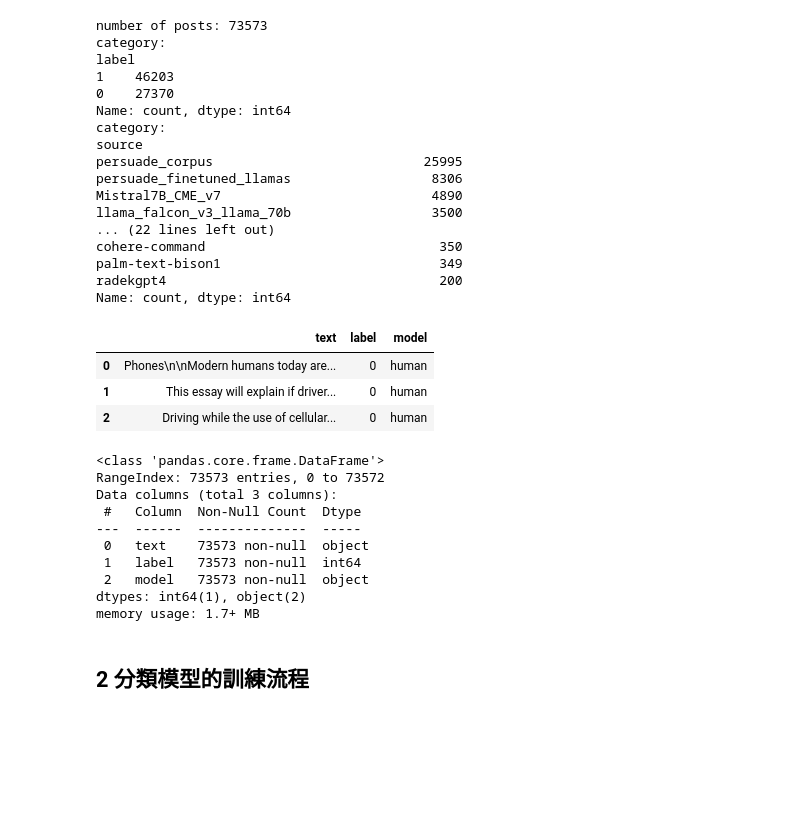
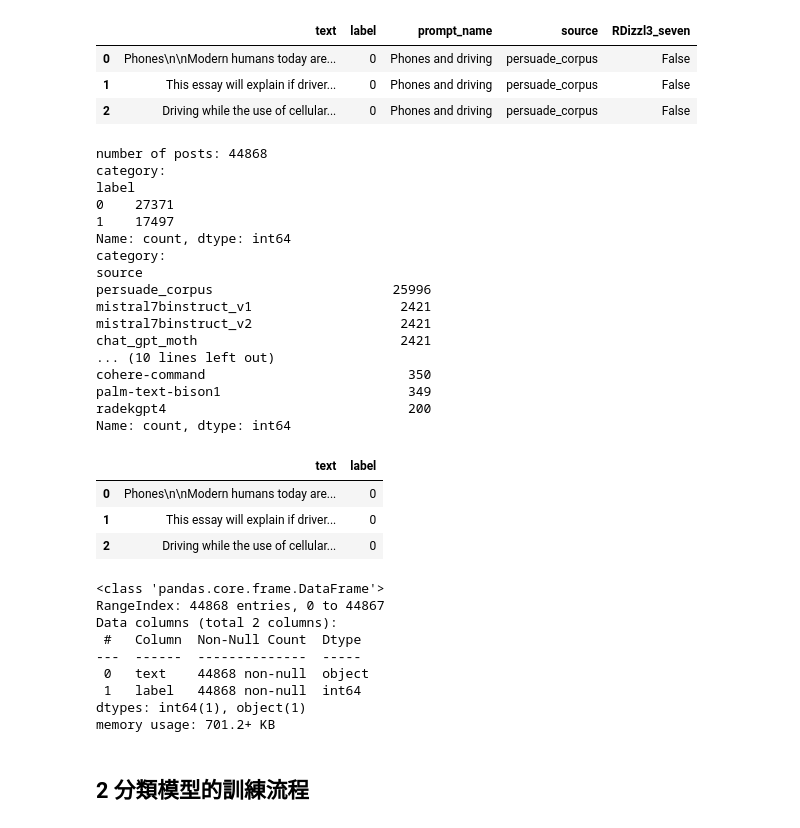
Before and after one commit to whats2000/LLMGenerateTextClassifier, a Jupyter notebook: TraditionalModelClassifier/Classifier.ipynb, the cells around one changed output. Saved outputs shown, nothing was run; the diff lists cells and outputs as text; code cells hidden in the pictures; blank space fills up the shorter version.

```diff
--- a/TraditionalModelClassifier/Classifier.ipynb
+++ b/TraditionalModelClassifier/Classifier.ipynb
@@ -27,48 +21,55 @@ df.head(3)
+# %%
+v2=pd.read_csv('/kaggle/input/daigt-v2-train-dataset/train_v2_drcat_02.csv')
+v2.head(3)
+# %% [output]
+|  | text | label | prompt_name | source | RDizzl3_seven |
+| 0 | Phones\n\nModern humans today are... | 0 | Phones and driving | persuade_corpus | False |
+| 1 | This essay will explain if driver... | 0 | Phones and driving | persuade_corpus | False |
+| 2 | Driving while the use of cellular... | 0 | Phones and driving | persuade_corpus | False |
 # %%
 # 看看有幾篇文章
-print(f"number of posts: {df.shape[0]}")
+print(f"number of posts: {v2.shape[0]}")
 # 1 for AI generated, 0 for human
-print(f"category: \n{df['label'].value_counts()}")
-print(f"category: \n{df['source'].value_counts()}")
+print(f"category: \n{v2['label'].value_counts()}")
+print(f"category: \n{v2['source'].value_counts()}")
 # %% [output]
-number of posts: 73573
+number of posts: 44868
 category:
 label
-1    46203
-0    27370
+0    27371
+1    17497
 Name: count, dtype: int64
 category:
 source
-persuade_corpus                           25995
-persuade_finetuned_llamas                  8306
-Mistral7B_CME_v7                           4890
-llama_falcon_v3_llama_70b                  3500
-... (22 lines left out)
-cohere-command                              350
-palm-text-bison1                            349
-radekgpt4                                   200
+persuade_corpus                       25996
+mistral7binstruct_v1                   2421
+mistral7binstruct_v2                   2421
+chat_gpt_moth                          2421
+... (10 lines left out)
+cohere-command                          350
+palm-text-bison1                        349
+radekgpt4                               200
 Name: count, dtype: int64
 # %%
-df.drop(columns=["prompt_name", "source","RDizzl3_seven"], inplace=True)
-df.head(3)
+v2.drop(columns=["prompt_name", "source","RDizzl3_seven"], inplace=True)
+v2.head(3)
 # %% [output]
-|  | text | label | model |
-| 0 | Phones\n\nModern humans today are... | 0 | human |
-| 1 | This essay will explain if driver... | 0 | human |
-| 2 | Driving while the use of cellular... | 0 | human |
+|  | text | label |
+| 0 | Phones\n\nModern humans today are... | 0 |
+| 1 | This essay will explain if driver... | 0 |
+| 2 | Driving while the use of cellular... | 0 |
 # %%
-df.info()
+v2.info()
 # %% [output]
 <class 'pandas.core.frame.DataFrame'>
-RangeIndex: 73573 entries, 0 to 73572
-Data columns (total 3 columns):
+RangeIndex: 44868 entries, 0 to 44867
+Data columns (total 2 columns):
  #   Column  Non-Null Count  Dtype
 ---  ------  --------------  -----
- 0   text    73573 non-null  object
- 1   label   73573 non-null  int64
- 2   model   73573 non-null  object
-dtypes: int64(1), object(2)
-memory usage: 1.7+ MB
+ 0   text    44868 non-null  object
+ 1   label   44868 non-null  int64
+dtypes: int64(1), object(1)
+memory usage: 701.2+ KB
 # %% [markdown]
 ## 2 分類模型的訓練流程
 # %% [markdown]
```
Also changed, not shown: parts of 27 cells of this notebook.
